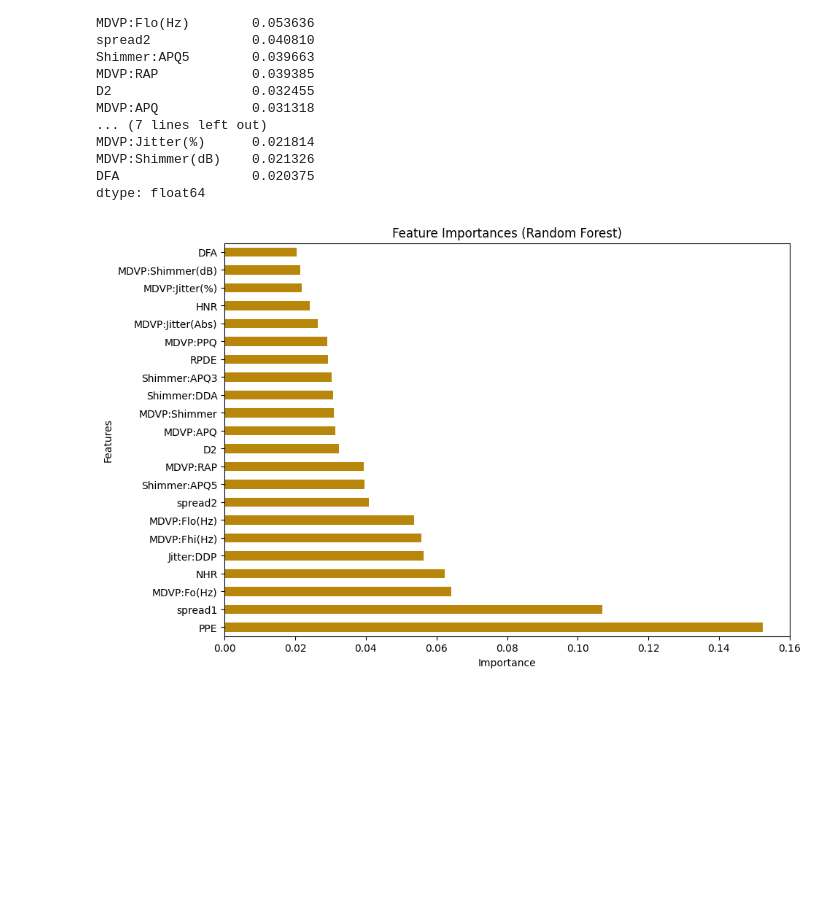
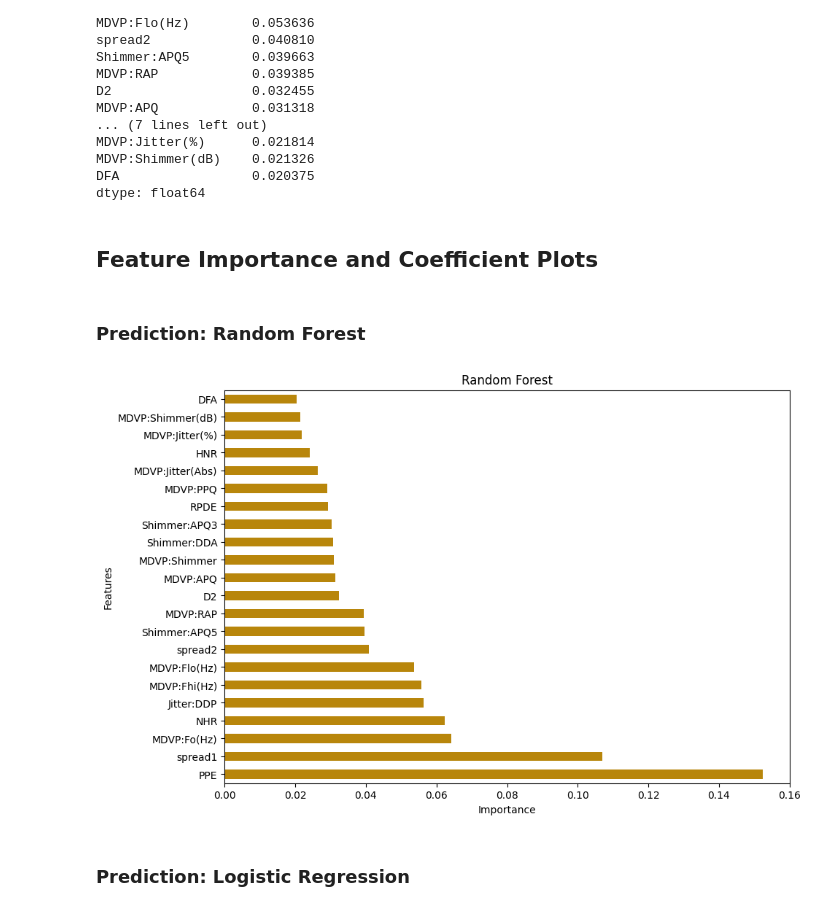
Before and after one commit to theNovahkiin/Parkinsons-EDA-Python, a Jupyter notebook: classification.ipynb, the cells around one changed output. Saved outputs shown, nothing was run; the diff lists cells and outputs as text; code cells hidden in the pictures; blank space fills up the shorter version.

```diff
--- a/classification.ipynb
+++ b/classification.ipynb
@@ -266,16 +290,22 @@ MDVP:Jitter(%)      0.021814
 MDVP:Shimmer(dB)    0.021326
 DFA                 0.020375
 dtype: float64
+# %% [markdown]
+<h2>Feature Importance and Coefficient Plots</h2>
+# %% [markdown]
+<h3>Prediction: Random Forest</h3>
 # %%
 #plotting feature importances predicted by RandomForestClassifier
 plt.figure(figsize=(10, 7))
 feature_importances.plot(kind='barh', color='darkgoldenrod')
-plt.title("Feature Importances (Random Forest)")
+plt.title("Random Forest")
 plt.xlabel("Importance")
 plt.ylabel("Features")
 plt.show()
 # %% [output]
-[figure, old version]
+[figure, new version]
+# %% [markdown]
+<h3>Prediction: Logistic Regression</h3>
 # %%
 #plotting coefficients calculated by LogisticRegression
 plt.figure(figsize=(10, 7))
```
Also changed, not shown: parts of 20 cells of this notebook.
